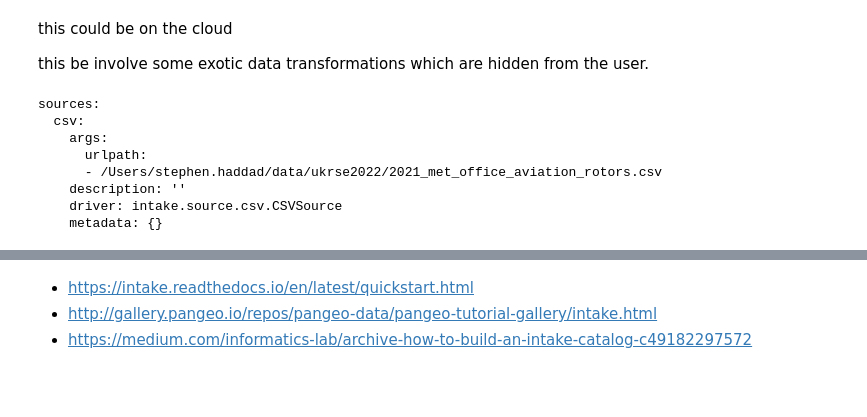
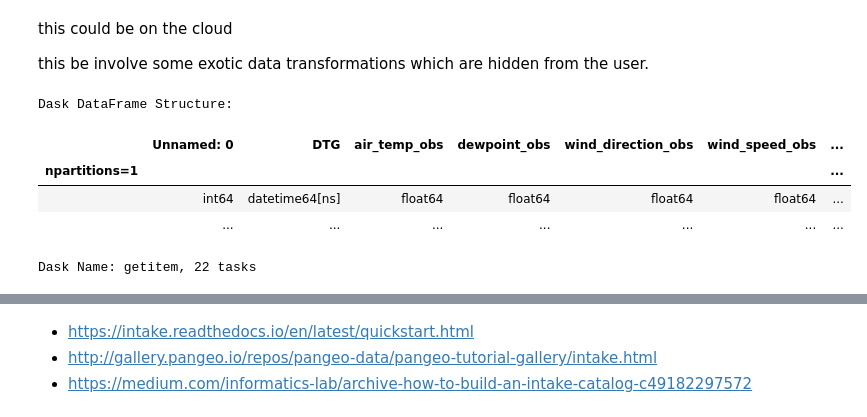
Before and after one commit to informatics-lab/ukrse_2022_mlops_walkthrough, a Jupyter notebook: 02_data_prep.ipynb, the cells around one changed output, grey strips where cells are left out. Saved outputs shown, nothing was run; the diff lists cells and outputs as text; code cells hidden in the pictures; blank space fills up the shorter version.

```diff
--- a/02_data_prep.ipynb
+++ b/02_data_prep.ipynb
@@ -395,15 +457,14 @@ this be involve some exotic data transformations which are hidden from the user.
 # this could be pointing at cloud storage
 import fsspec
 # %%
+rotors_df
 # %% [output]
-sources:
-  csv:
-    args:
-      urlpath:
-      - /Users/stephen.haddad/data/ukrse2022/2021_met_office_aviation_rotors.csv
-    description: ''
-    driver: intake.source.csv.CSVSource
-    metadata: {}
+Dask DataFrame Structure:
+|  | Unnamed: 0 | DTG | air_temp_obs | dewpoint_obs | wind_direction_obs | wind_speed_obs | ... |
+| npartitions=1 |  |  |  |  |  |  | ... |
+|  | int64 | datetime64[ns] | float64 | float64 | float64 | float64 | ... |
+|  | ... | ... | ... | ... | ... | ... | ... |
+Dask Name: getitem, 22 tasks
 # %%
 new_cat_fname = 'my_catalog.yml'
 # %%
```
Also changed, not shown: parts of 37 cells of this notebook, 2 other files.
